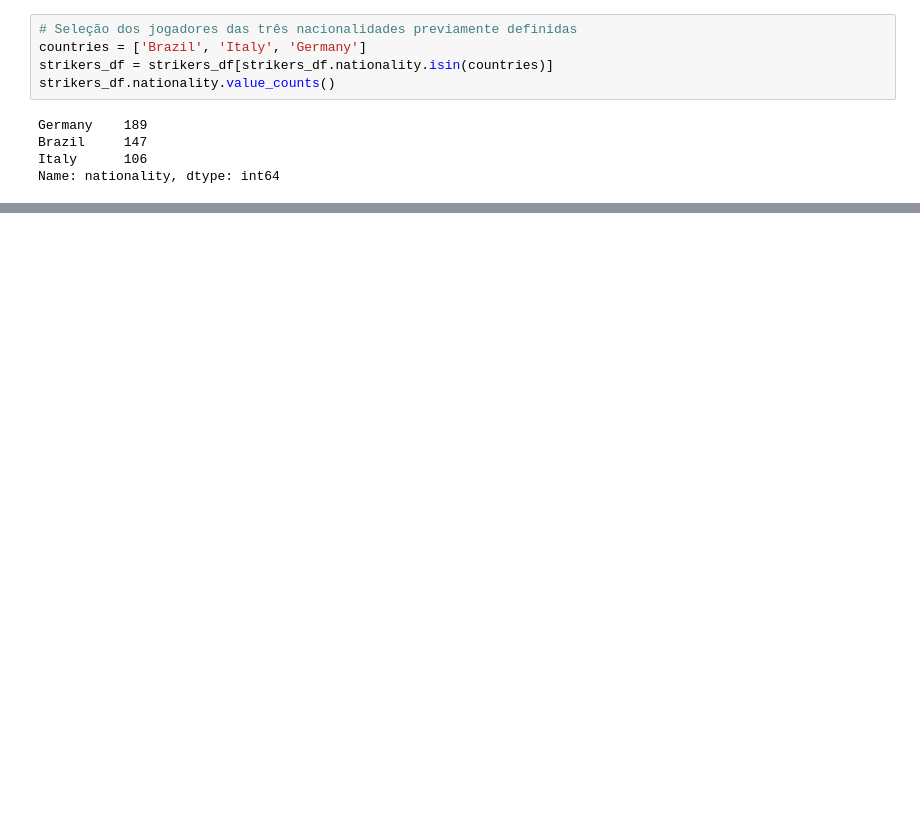
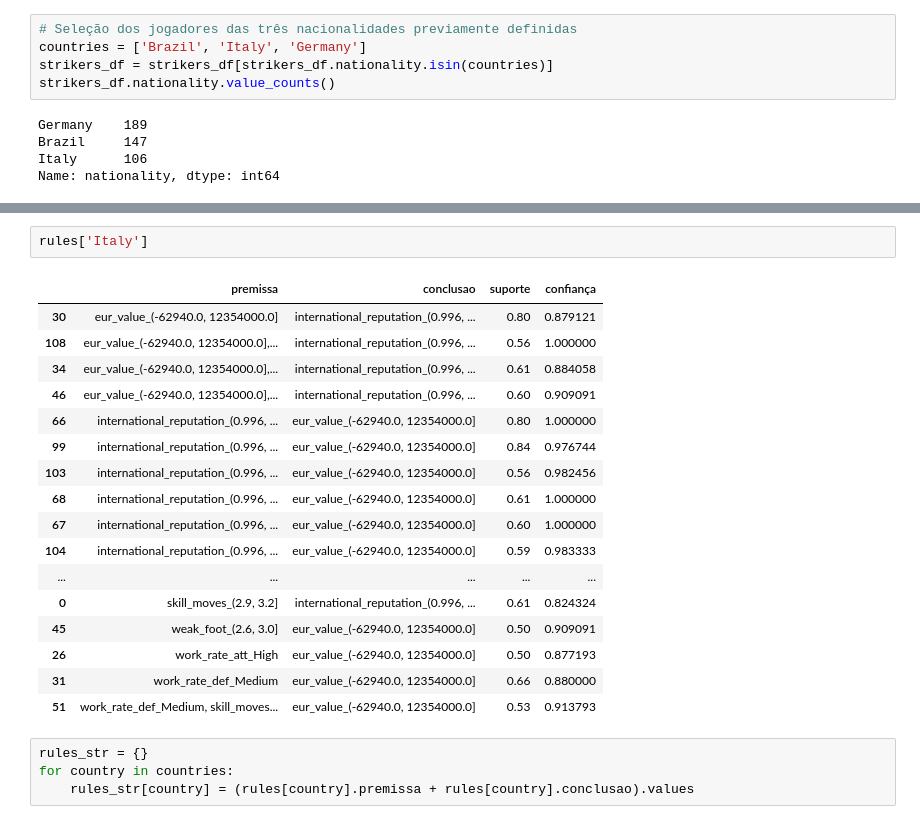
Before and after one commit to alysondantas/world-football-mining, a Jupyter notebook: models/[2- Patterns] Patterns of Brazilian, Germanic and Italian Strikers.ipynb, the cells around one changed output, grey strips where cells are left out. Cells and saved outputs as stored; diff of their text form; blank space fills up the shorter version.

```diff
--- a/models/[2- Patterns] Patterns of Brazilian, Germanic and Italian Strikers.ipynb
+++ b/models/[2- Patterns] Patterns of Brazilian, Germanic and Italian Strikers.ipynb
@@ -183,0 +213,24 @@ rules['Brazil']
+# %%
+rules['Italy']
+# %% [output]
+|  | premissa | conclusao | suporte | confiança |
+| 30 | eur_value_(-62940.0, 12354000.0] | international_reputation_(0.996, ... | 0.80 | 0.879121 |
+| 108 | eur_value_(-62940.0, 12354000.0],... | international_reputation_(0.996, ... | 0.56 | 1.000000 |
+| 34 | eur_value_(-62940.0, 12354000.0],... | international_reputation_(0.996, ... | 0.61 | 0.884058 |
+| 46 | eur_value_(-62940.0, 12354000.0],... | international_reputation_(0.996, ... | 0.60 | 0.909091 |
+| 66 | international_reputation_(0.996, ... | eur_value_(-62940.0, 12354000.0] | 0.80 | 1.000000 |
+| 99 | international_reputation_(0.996, ... | eur_value_(-62940.0, 12354000.0] | 0.84 | 0.976744 |
+| 103 | international_reputation_(0.996, ... | eur_value_(-62940.0, 12354000.0] | 0.56 | 0.982456 |
+| 68 | international_reputation_(0.996, ... | eur_value_(-62940.0, 12354000.0] | 0.61 | 1.000000 |
+| 67 | international_reputation_(0.996, ... | eur_value_(-62940.0, 12354000.0] | 0.60 | 1.000000 |
+| 104 | international_reputation_(0.996, ... | eur_value_(-62940.0, 12354000.0] | 0.59 | 0.983333 |
+| ... | ... | ... | ... | ... |
+| 0 | skill_moves_(2.9, 3.2] | international_reputation_(0.996, ... | 0.61 | 0.824324 |
+| 45 | weak_foot_(2.6, 3.0] | eur_value_(-62940.0, 12354000.0] | 0.50 | 0.909091 |
+| 26 | work_rate_att_High | eur_value_(-62940.0, 12354000.0] | 0.50 | 0.877193 |
+| 31 | work_rate_def_Medium | eur_value_(-62940.0, 12354000.0] | 0.66 | 0.880000 |
+| 51 | work_rate_def_Medium, skill_moves... | eur_value_(-62940.0, 12354000.0] | 0.53 | 0.913793 |
+# %%
+rules_str = {}
+for country in countries:
+    rules_str[country] = (rules[country].premissa + rules[country].conclusao).values
```
Also changed, not shown: parts of 20 cells of this notebook, 7 other files.
